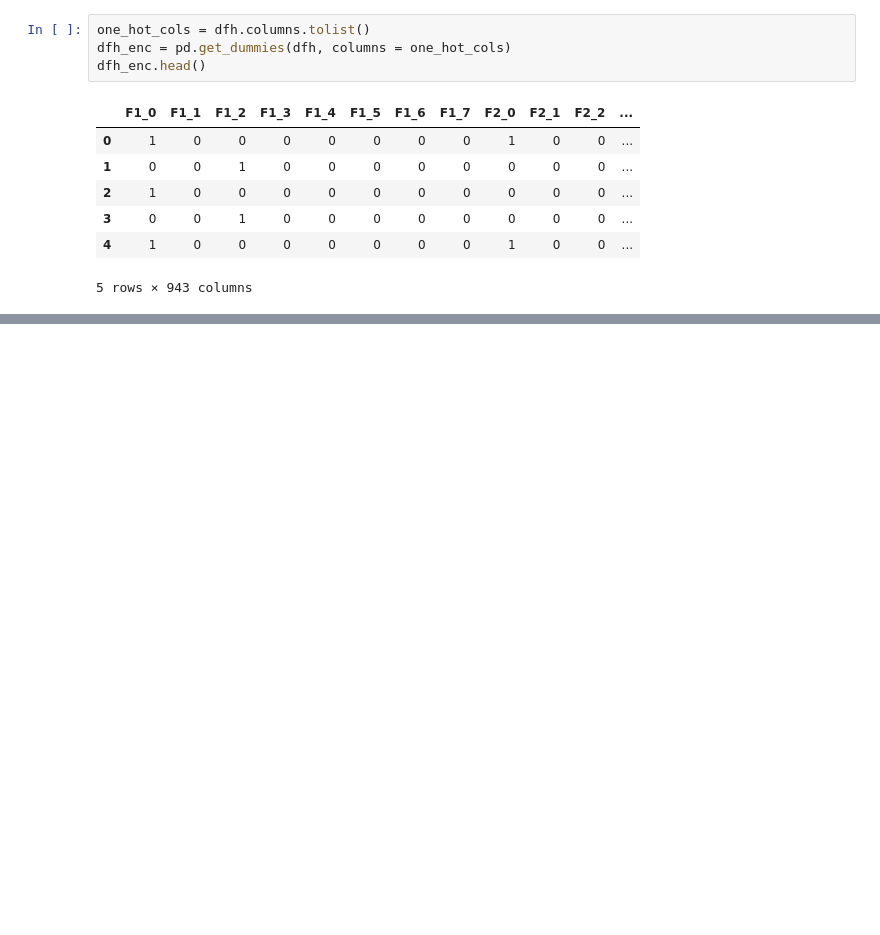
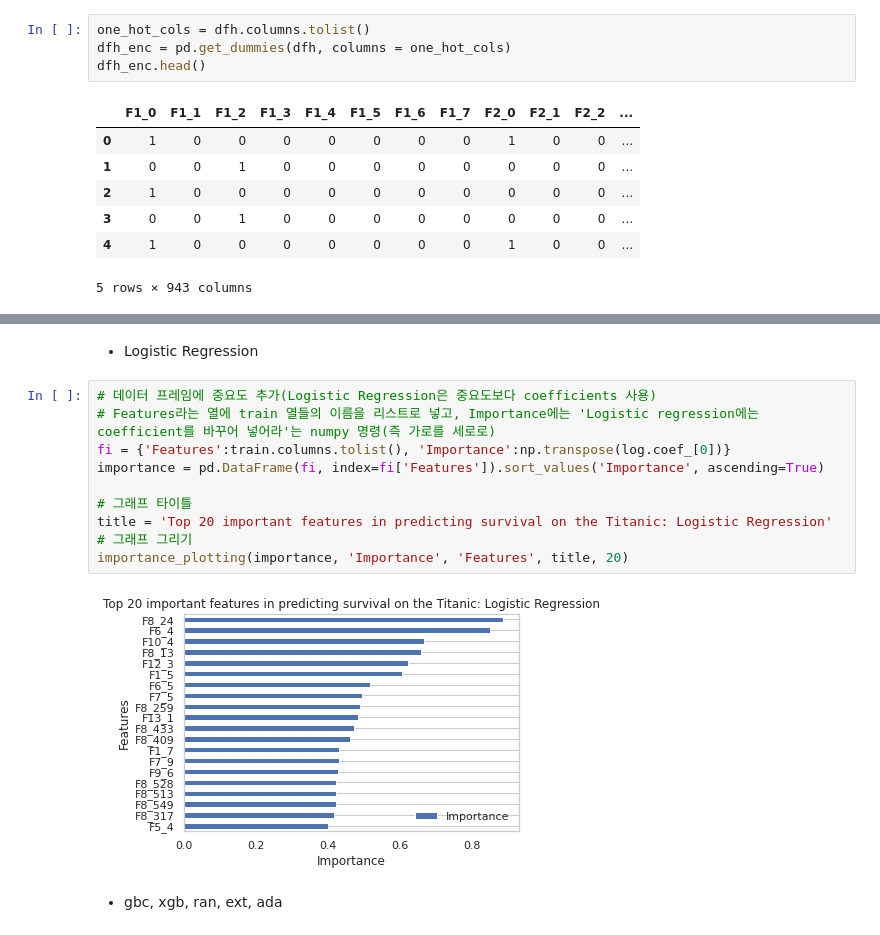
Before and after one commit to wonyoung-ji/statistics, a Jupyter notebook: kaggle/kaggle_titanic.ipynb, the cells around one changed output, grey strips where cells are left out. Cells and saved outputs as stored; diff of their text form; blank space fills up the shorter version.

```diff
--- a/kaggle/kaggle_titanic.ipynb
+++ b/kaggle/kaggle_titanic.ipynb
@@ -1815,0 +1919,16 @@ dfh_enc.head()
+# %% [markdown]
+- Logistic Regression
+# %%
+# 데이터 프레임에 중요도 추가(Logistic Regression은 중요도보다 coefficients 사용)
+# Features라는 열에 train 열들의 이름을 리스트로 넣고, Importance에는 'Logistic regression에는 coefficient를 바꾸어 넣어라'는 numpy 명령(즉 가로를 세로로)
+fi = {'Features':train.columns.tolist(), 'Importance':np.transpose(log.coef_[0])}
+importance = pd.DataFrame(fi, index=fi['Features']).sort_values('Importance', ascending=True)
+
+# 그래프 타이틀
+title = 'Top 20 important features in predicting survival on the Titanic: Logistic Regression'
+# 그래프 그리기
+importance_plotting(importance, 'Importance', 'Features', title, 20)
+# %% [output]
+[figure, added]
+# %% [markdown]
+- gbc, xgb, ran, ext, ada
```
Also changed, not shown: parts of 28 cells of this notebook.
